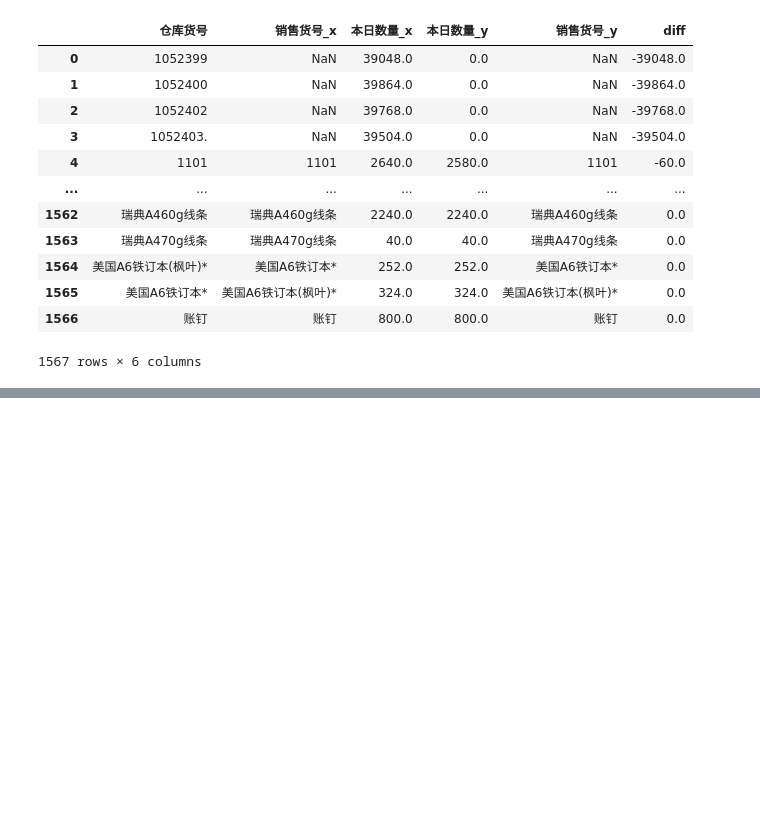
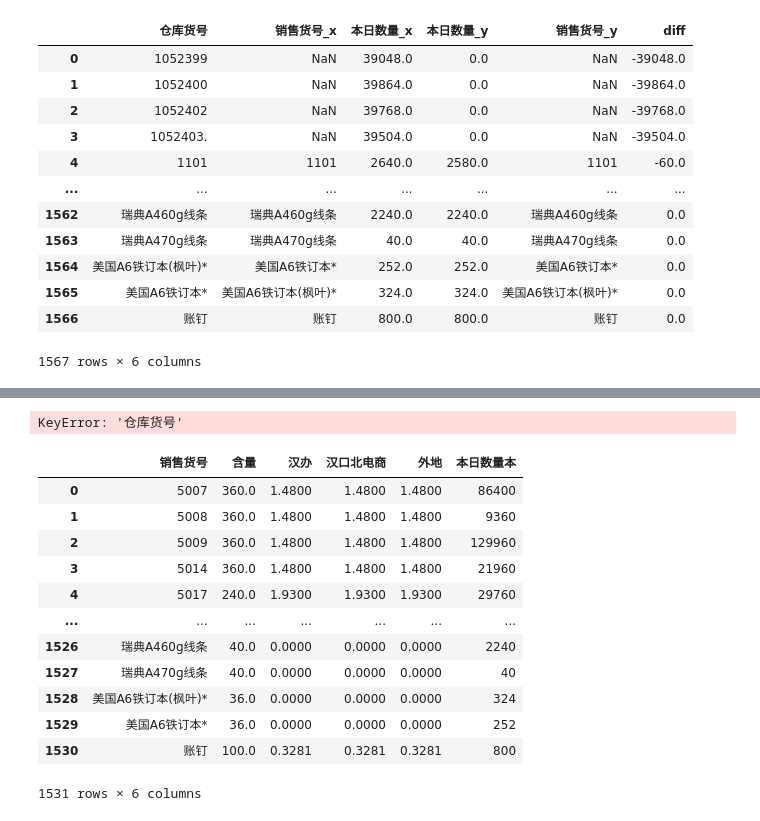
Before and after one commit to reddatetea/fish, a Jupyter notebook: TcloudChangkuXiaoshou.ipynb, the cells around one changed output, grey strips where cells are left out. Drawn from its saved outputs; the diff is of its cells as text; code cells hidden in the pictures; blank space fills up the shorter version.

```diff
--- a/TcloudChangkuXiaoshou.ipynb
+++ b/TcloudChangkuXiaoshou.ipynb
@@ -381,0 +385,51 @@ merge.to_excel('9999.xlsx',index = False)
+# %%
+merge = pd.merge(df_xs,df_ck,left_on = '货号',right_on = '仓库货号',how = 'right')
+merge['本日数量本'] = merge['本日数量']
+merge['本日数量件'] = merge['本日数量'] /merge['含量']
+del merge['本日数量']
+del merge['销售货号']
+gp = merge.groupby('仓库货号')
+dic_agg = {'含量':'mean','汉办':'mean','汉口北电商':'mean','外地':'mean','本日数量本':'sum'}
+right = gp.agg(dic_agg)
+right = right.reset_index()
+left = df_xs[[
+'类别',
+'货号',
+'品名',
+'销售部存货大类编码'
+]]
+mg  = pd.merge(left,right,left_on = '货号',right_on = '销售货号',how = 'right')
+# mg['本日数量件'] = mg['本日数量本']/mg['含量']
+# mg = mg.assign(仓库货号 = mg['货号'].map(dic_xs_ck))
+# return mg
+
+# result = weiyihuXiaoshouhuohao(df_xs,df_ck,dic_xs_ck)
+# result
+merge
+# %% [output]
+KeyError: '仓库货号'
+# %%
+merge = pd.merge(df_xs,df_ck,left_on = '货号',right_on = '销售货号',how = 'right')
+merge['本日数量本'] = merge['本日数量']
+merge['本日数量件'] = merge['本日数量'] /merge['含量']
+del merge['本日数量']
+# del merge['销售货号']
+gp = merge.groupby('销售货号')
+dic_agg = {'含量':'mean','汉办':'mean','汉口北电商':'mean','外地':'mean','本日数量本':'sum'}
+right = gp.agg(dic_agg)
+right = right.reset_index()
+right
+# %% [output]
+|  | 销售货号 | 含量 | 汉办 | 汉口北电商 | 外地 | 本日数量本 |
+| 0 | 5007 | 360.0 | 1.4800 | 1.4800 | 1.4800 | 86400 |
+| 1 | 5008 | 360.0 | 1.4800 | 1.4800 | 1.4800 | 9360 |
+| 2 | 5009 | 360.0 | 1.4800 | 1.4800 | 1.4800 | 129960 |
+| 3 | 5014 | 360.0 | 1.4800 | 1.4800 | 1.4800 | 21960 |
+| 4 | 5017 | 240.0 | 1.9300 | 1.9300 | 1.9300 | 29760 |
+| ... | ... | ... | ... | ... | ... | ... |
+| 1526 | 瑞典A460g线条 | 40.0 | 0.0000 | 0.0000 | 0.0000 | 2240 |
+| 1527 | 瑞典A470g线条 | 40.0 | 0.0000 | 0.0000 | 0.0000 | 40 |
+| 1528 | 美国A6铁订本(枫叶)* | 36.0 | 0.0000 | 0.0000 | 0.0000 | 324 |
+| 1529 | 美国A6铁订本* | 36.0 | 0.0000 | 0.0000 | 0.0000 | 252 |
+| 1530 | 账钉 | 100.0 | 0.3281 | 0.3281 | 0.3281 | 800 |
+1531 rows × 6 columns
```
Also changed, not shown: parts of 14 cells of this notebook, 12 other files.
